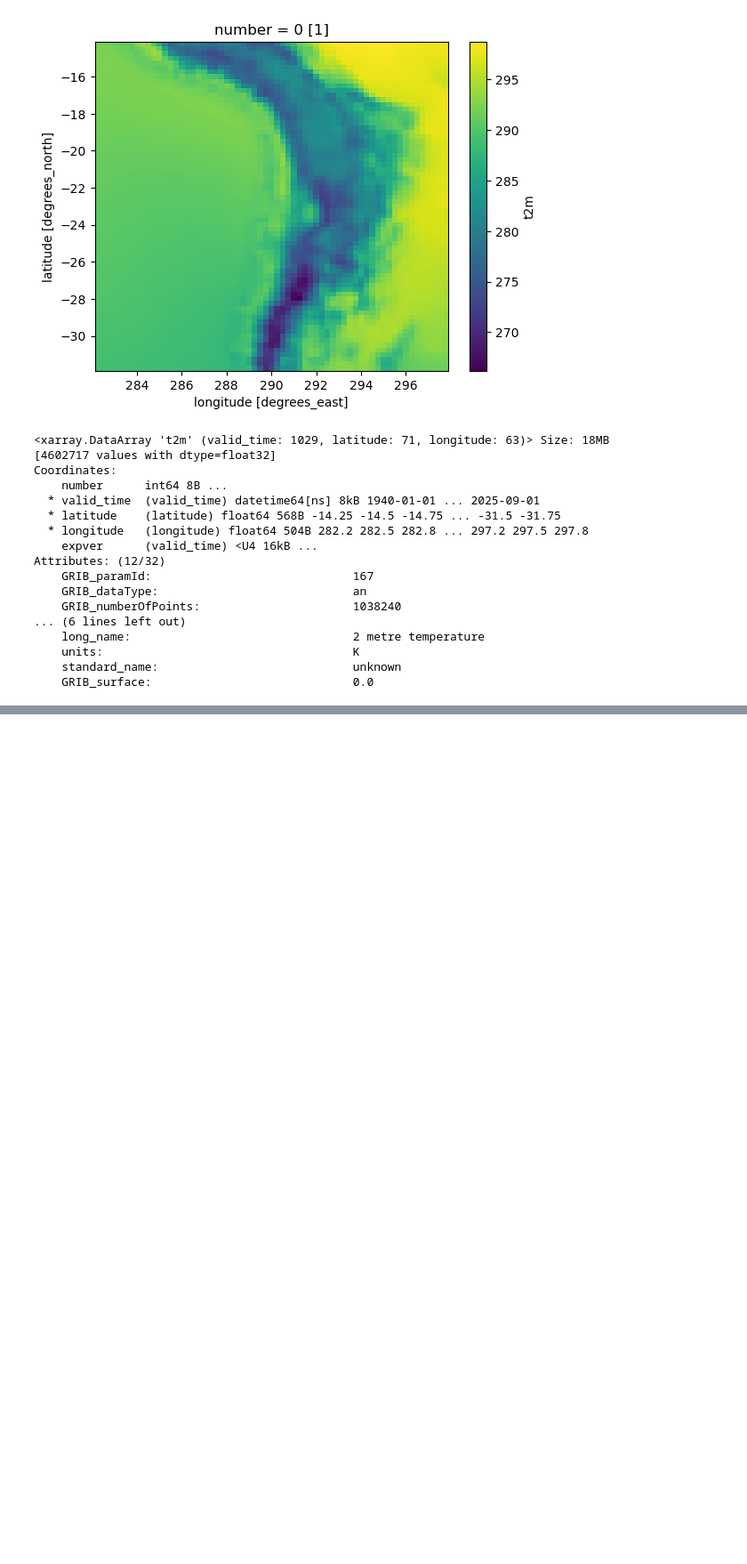
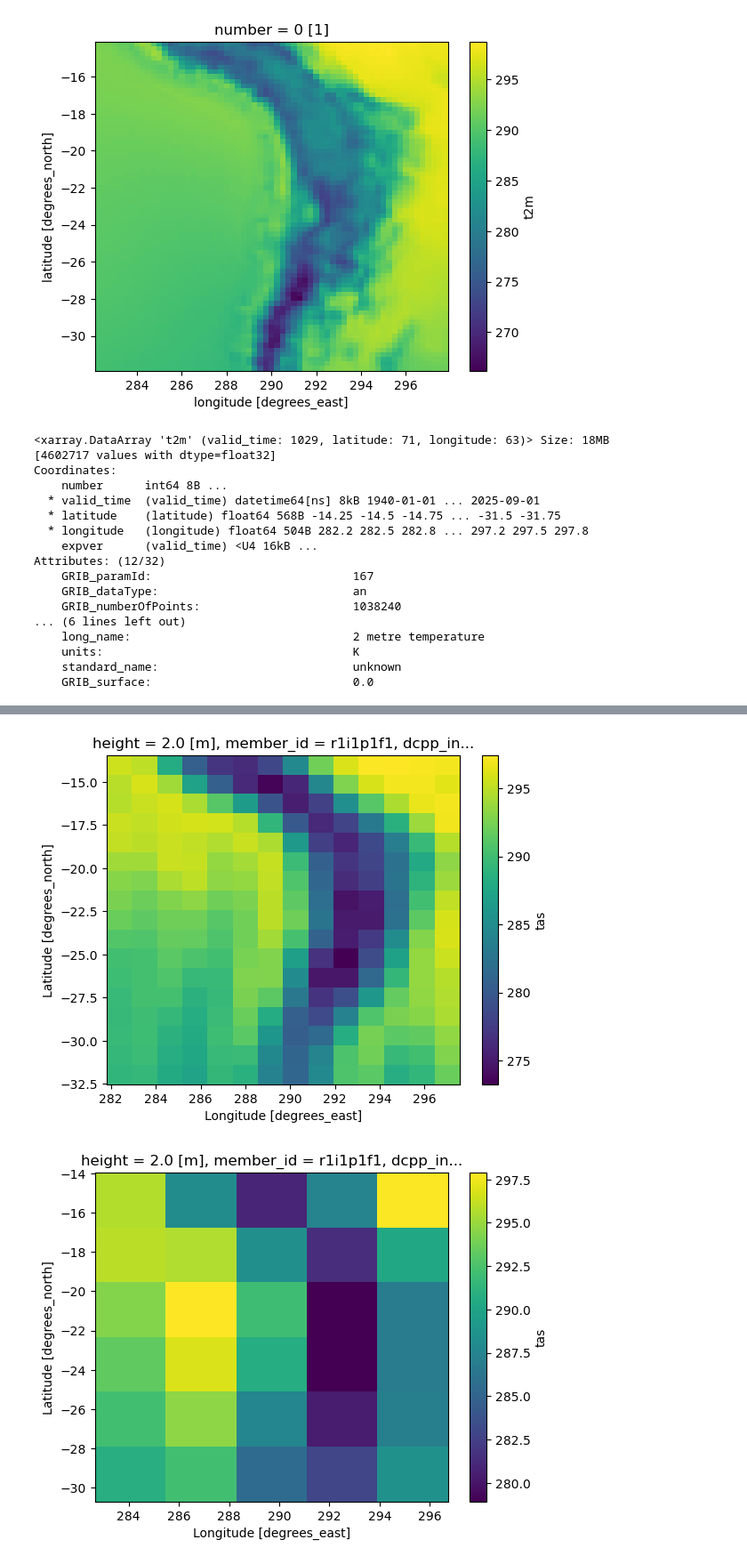
Before and after one commit to cc11223344556677/Computational-Meteorology-Exercises, a Jupyter notebook: project_simon.ipynb, the cells around one changed output, grey strips where cells are left out. Shown: that part at 89% size. Saved outputs shown, nothing was run; the diff lists cells and outputs as text; code cells hidden in the pictures; blank space fills up the shorter version.

```diff
--- a/project_simon.ipynb
+++ b/project_simon.ipynb
@@ -72,0 +96,16 @@ Attributes: (12/32)
+# %%
+cat = intake.open_esm_datastore("https://storage.googleapis.com/cmip6/pangeo-cmip6.json")
+query = dict(
+    variable_id=['tas'],
+    table_id='Amon',
+    experiment_id=['historical'],
+    grid_label='gn',
+    member_id='r1i1p1f1'
+)
+
+cat_subset = cat.search(require_all_on=["source_id"], **query)
+dsets = cat_subset.to_dataset_dict(
+    zarr_kwargs={'consolidated': True},
+    storage_options={'token': 'anon'}
+)
+list(dsets)
@@ -72,0 +247,59 @@ Attributes: (12/32)
+# %%
+dsiter = iter(dsets)
+
+n = 2
+times_mean = np.arange(1850,2024,1)         #timesstamps for model mean
+model_mean = np.zeros(times_mean.size)      #variable for the mean of the model
+model_mean_diff = np.zeros(times_mean.size) #variable for mean anomaly
+meancount = np.zeros(times_mean.size)       #count of how many models contribute to the mean(at borders only like 2 models contribute so we cannot divide by n)
+maxsize = 0
+model_temps = []
+for i in range(n):#36
+    current_model = next(dsiter)
+    curr_ds = dsets[current_model]
+    curr_ds = curr_ds.sortby("time")
+
+    #datasets use different variable names for their spacial data we want to average over
+    if "lat" in dsets[current_model].coords:
+        #CMIP_mean_temps = curr_ds["tas"].mean(dim=['lat', 'lon']).resample(time="YE").mean().values.ravel()
+
+        d_lat_vals = curr_ds["tas"]["lat"].values
+        d_long_vals = curr_ds["tas"]["lon"].values
+        d_lat_vals = d_lat_vals[d_lat_vals>lat_boundary[0]]
+        d_lat_vals = d_lat_vals[d_lat_vals<lat_boundary[1]]
+
+        d_long_vals = d_long_vals[d_long_vals>long_boundary[0]]
+        d_long_vals = d_long_vals[d_long_vals<long_boundary[1]]
+        plt.figure()
+        curr_ds["tas"].sel({"lat":d_lat_vals,"lon":d_long_vals}).mean("time").plot()
+
+    elif "i" in dsets[current_model].coords:
+        continue
+        #CMIP_mean_temps = curr_ds["tas"].mean("i").resample(time="YE").mean().values.ravel()
+    else:
+        continue
+        #CMIP_mean_temps = curr_ds["tas"].mean(dim=['latitude', 'longitude']).resample(time="YE").mean().values.ravel()
+    """
+    m1850_1900 = CMIP_mean_temps[:50].mean()
+
+    times = curr_ds.resample(time="YE").mean()["time"].values.astype('datetime64[Y]')
+    label = str.join("-",current_model.split(".")[1:3])
+
+    #calculate the effect on mean of models
+    if CMIP_mean_temps.size>maxsize:
+        maxsize=CMIP_mean_temps.size
+        mtimes=times
+    meancount[:CMIP_mean_temps.size]+=1
+    model_mean[:CMIP_mean_temps.size] +=+CMIP_mean_temps
+    model_mean_diff[:CMIP_mean_temps.size] +=+CMIP_mean_temps-m1850_1900
+
+    model_temps.append([times,CMIP_mean_temps,m1850_1900,label])
+
+times_mean = times_mean[:maxsize]
+model_mean = model_mean[:maxsize]/meancount[:maxsize]
+model_mean_diff = model_mean_diff[:maxsize]/meancount[:maxsize]
+mmm1850_1900 = model_mean[:50].mean()
+"""
+# %% [output]
+[figure, added]
+[figure, added]
```
Also changed, not shown: parts of 7 cells of this notebook.
